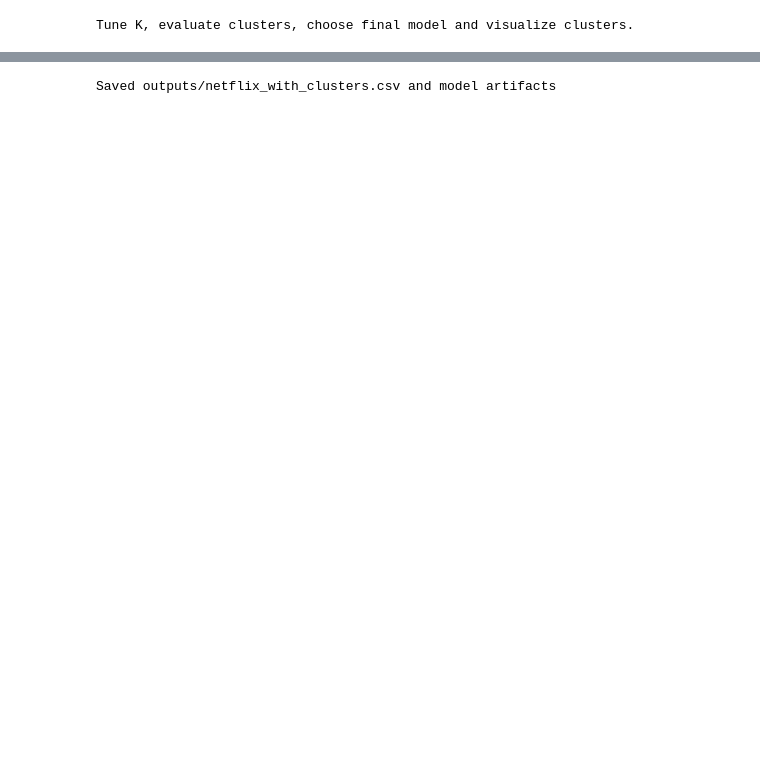
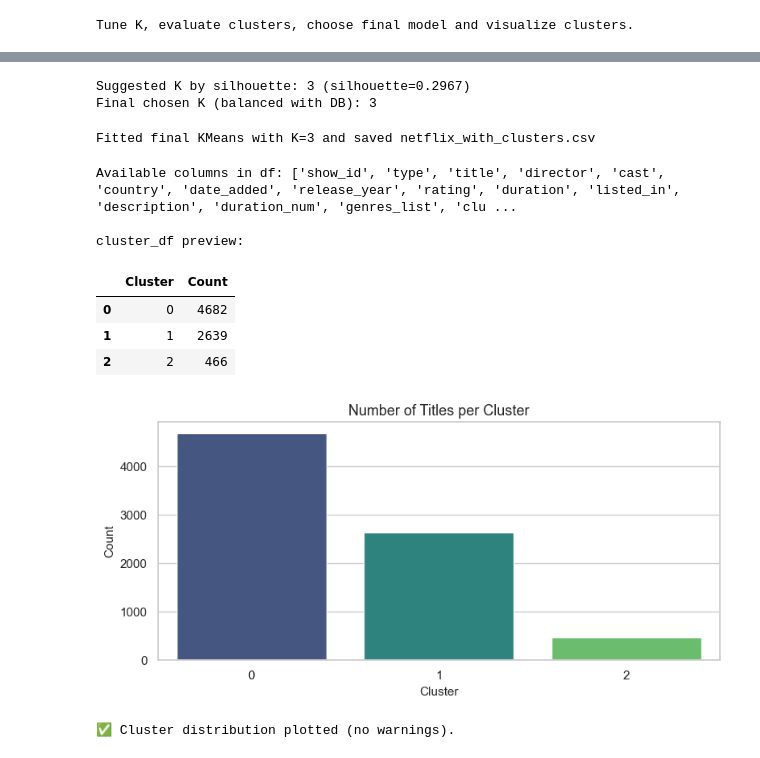
Before and after one commit to ragnarok-7/netflix-clustering, a Jupyter notebook: notebooks/04_clustering_evaluation_and_visualization.ipynb, the cells around one changed output, grey strips where cells are left out. Drawn from its saved outputs; the diff is of its cells as text; code cells hidden in the pictures; blank space fills up the shorter version.

```diff
--- a/notebooks/04_clustering_evaluation_and_visualization.ipynb
+++ b/notebooks/04_clustering_evaluation_and_visualization.ipynb
@@ -73,14 +73,72 @@ Best K by silhouette: 2 silhouette: 0.0767575770624906
 # %%
-# Cell 4: fit final KMeans and save
-final_k = int(best_k)
-km_final = KMeans(n_clusters=final_k, random_state=RANDOM_STATE, n_init=10)
-labels_final = km_final.fit_predict(X_scaled)
-df['cluster'] = labels_final
+#Cell 3-Suggest K by maximum silhouette (tie-break by lowest DB among ties)
+best_k = ks[np.argmax(sil_scores)]
+best_sil = max(sil_scores)
+print(f"Suggested K by silhouette: {best_k} (silhouette={best_sil:.4f})")
 
-Path("C:/Users/KIIT/OneDrive/Documents/Labmentix/netflix/outputs").mkdir(exist_ok=True)
-df.to_csv("C:/Users/KIIT/OneDrive/Documents/Labmentix/netflix/outputs/netflix_with_clusters.csv", index=False)
-joblib.dump(km_final, "C:/Users/KIIT/OneDrive/Documents/Labmentix/netflix/outputs/kmeans_final.joblib")
-joblib.dump(scaler, "C:/Users/KIIT/OneDrive/Documents/Labmentix/netflix/outputs/scaler.joblib")
-print("Saved outputs/netflix_with_clusters.csv and model artifacts")
+# optionally refine by checking DB among top silhouette Ks
+top_idxs = [i for i, s in enumerate(sil_scores) if s >= (0.98*best_sil)]
+candidate_k = sorted([(ks[i], db_scores[i]) for i in top_idxs], key=lambda x: x[1])
+final_k = candidate_k[0][0] if candidate_k else best_k
+print(f"Final chosen K (balanced with DB): {final_k}")
 # %% [output]
-Saved outputs/netflix_with_clusters.csv and model artifacts
+Suggested K by silhouette: 3 (silhouette=0.2967)
+Final chosen K (balanced with DB): 3
+# %%
+# Cell 4
+chosen_k = int(final_k)
+km_final = KMeans(n_clusters=chosen_k, random_state=42)
+labels = km_final.fit_predict(X_combined)
+df["cluster"] = labels
+# Save df with clusters
+df.to_csv(OUT_DIR / "netflix_with_clusters.csv", index=False)
+print(f"Fitted final KMeans with K={chosen_k} and saved netflix_with_clusters.csv")
+# %% [output]
+Fitted final KMeans with K=3 and saved netflix_with_clusters.csv
+# %%
+# Cell 5 (robust replacement; no error, no warnings)
+import matplotlib.pyplot as plt
+import seaborn as sns
+import pandas as pd
+
+# Defensive: show cluster column presence and a small sample
+print("Available columns in df:", df.columns.tolist()[:50])
+if 'cluster' not in df.columns:
+    raise KeyError("DataFrame does not contain 'cluster' column. Run the clustering step first.")
+
+# Create a clean DataFrame for plotting
+cluster_counts = df['cluster'].value_counts().sort_index()
+cluster_df = pd.DataFrame({
+    "Cluster": cluster_counts.index.astype(str),   # make categorical labels strings
+    "Count":  cluster_counts.values
+})
+
+print("\ncluster_df preview:")
+display(cluster_df.head(20))
+
+# Plot (use hue so Seaborn accepts palette without deprecation warning)
+plt.figure(figsize=(8,4))
+ax = sns.barplot(data=cluster_df, x="Cluster", y="Count", hue="Cluster", palette="viridis", dodge=False)
+
+# Remove redundant legend (we don't need it because colors match x labels)
+leg = ax.get_legend()
+if leg is not None:
+    leg.remove()
+
+ax.set_title("Number of Titles per Cluster", fontsize=13)
+ax.set_xlabel("Cluster", fontsize=11)
+ax.set_ylabel("Count", fontsize=11)
+plt.tight_layout()
+plt.show()
+
+print("✅ Cluster distribution plotted (no warnings).")
+# %% [output]
+Available columns in df: ['show_id', 'type', 'title', 'director', 'cast', 'country', 'date_added', 'release_year', 'rating', 'duration', 'listed_in', 'description', 'duration_num', 'genres_list', 'clu ...
+
+cluster_df preview:
+|  | Cluster | Count |
+| 0 | 0 | 4682 |
+| 1 | 1 | 2639 |
+| 2 | 2 | 466 |
+[figure, added]
+✅ Cluster distribution plotted (no warnings).
```
Also changed, not shown: parts of 6 cells of this notebook, 12 other files.
